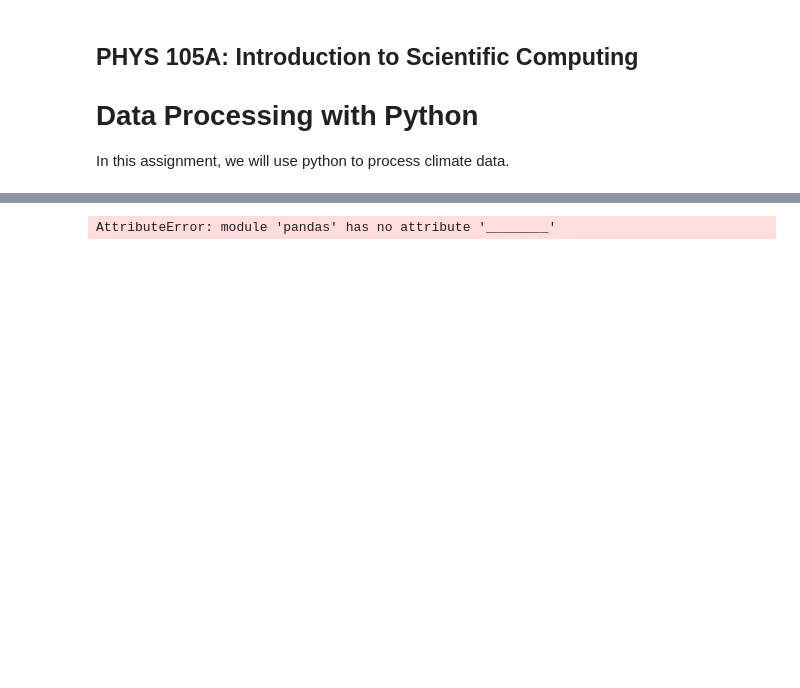
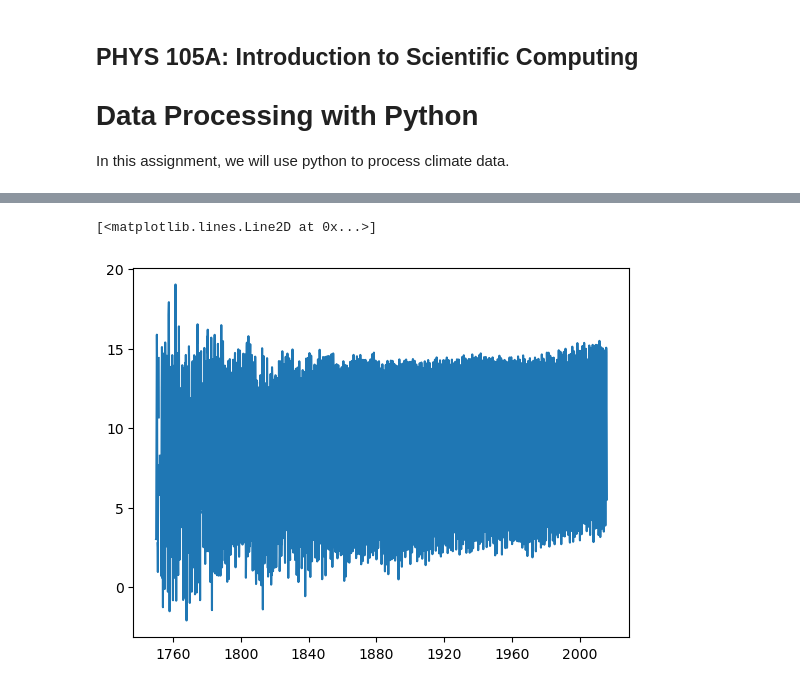
Before and after one commit to ramadithya1771/phys105-code, a Jupyter notebook: 05/assignment.ipynb, the cells around one changed output, grey strips where cells are left out. Drawn from its saved outputs; the diff is of its cells as text; code cells hidden in the pictures; blank space fills up the shorter version.

```diff
--- a/05/assignment.ipynb
+++ b/05/assignment.ipynb
@@ -45,13 +28,14 @@ Index(['dt', 'LandAverageTemperature', 'LandAverageTemperatureUncertainty',
 # %%
 # Step 3. Convert the "dt" column to datetime format
 
-df.dt = pd.________(df.dt) # what function to call here?
+df.dt = pd.to_datetime(df.dt) # what function to call here?
-# %% [output]
-AttributeError: module 'pandas' has no attribute '________'
 # %%
 # Step 4. Plot the different columns
 
-plt.plot(df.______, df.______)
+plt.plot(df.dt, df.LandAverageTemperature)
+# %% [output]
+[<matplotlib.lines.Line2D at 0x...>]
+[figure, added]
 # %%
 # Step 5. Average the temperature every year
 #
```
Also changed, not shown: parts of 5 cells of this notebook, 1 other file.
